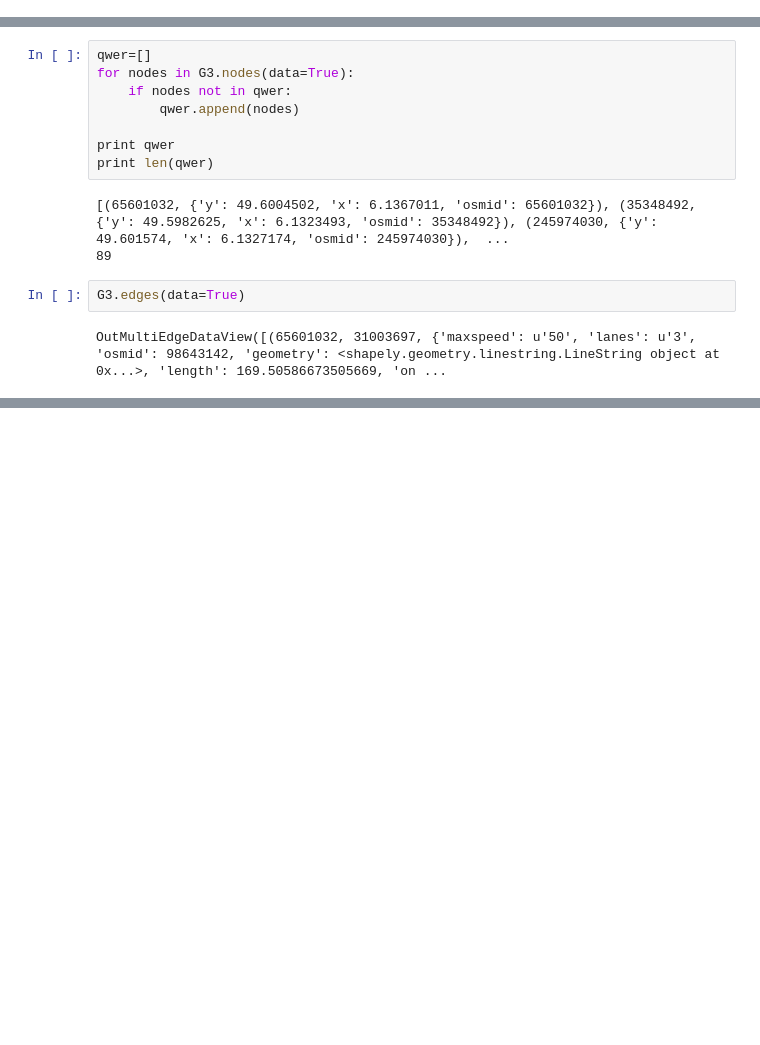
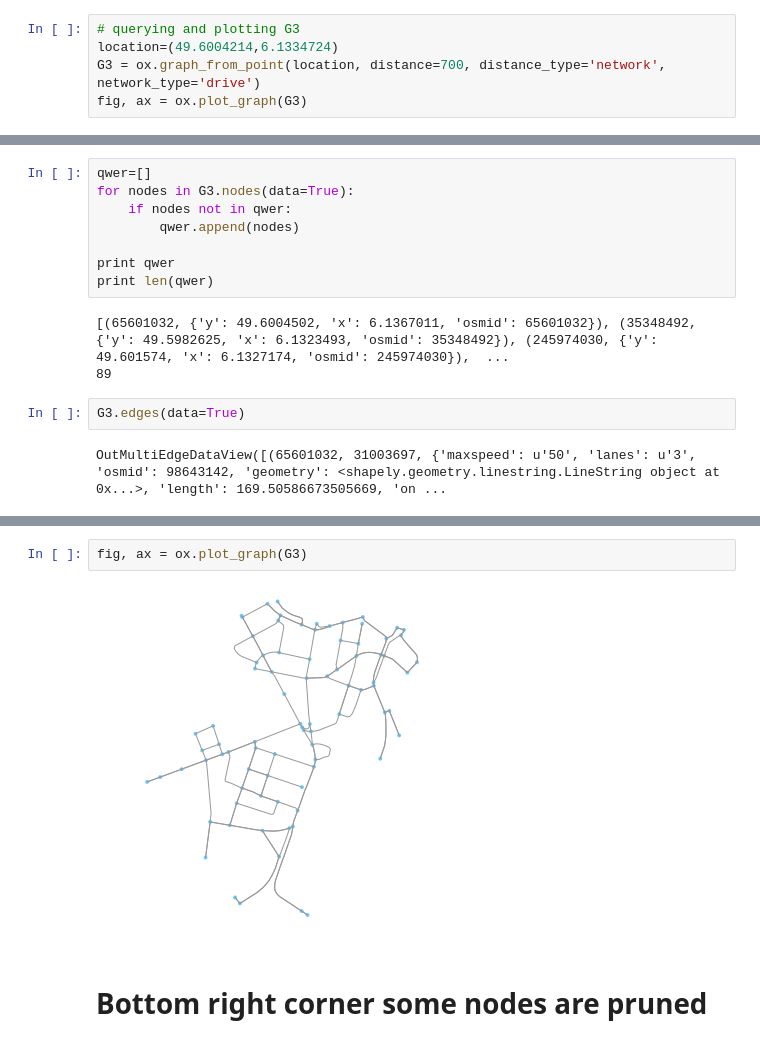
Before and after one commit to anuj-dimri25/Random-Delay-and-Indirections, a Jupyter notebook: road_points.ipynb, the cells around one changed output, grey strips where cells are left out. Cells and saved outputs as stored; diff of their text form; blank space fills up the shorter version.

Commit message:
graph reconstructed and pruned

```diff
--- a/road_points.ipynb
+++ b/road_points.ipynb
@@ -276,0 +286,5 @@ c3 is the new pruned edge
+# %%
+# querying and plotting G3
+location=(49.6004214,6.1334724)
+G3 = ox.graph_from_point(location, distance=700, distance_type='network', network_type='drive')
+fig, ax = ox.plot_graph(G3)
@@ -421,0 +479,6 @@ OutMultiEdgeDataView([(65601032, 31003697, {'maxspeed': u'50', 'lanes': u'3', 'o
+# %%
+fig, ax = ox.plot_graph(G3)
+# %% [output]
+[figure, added]
+# %% [markdown]
+# Bottom right corner some nodes are pruned
```
Also changed, not shown: parts of 11 cells of this notebook.
